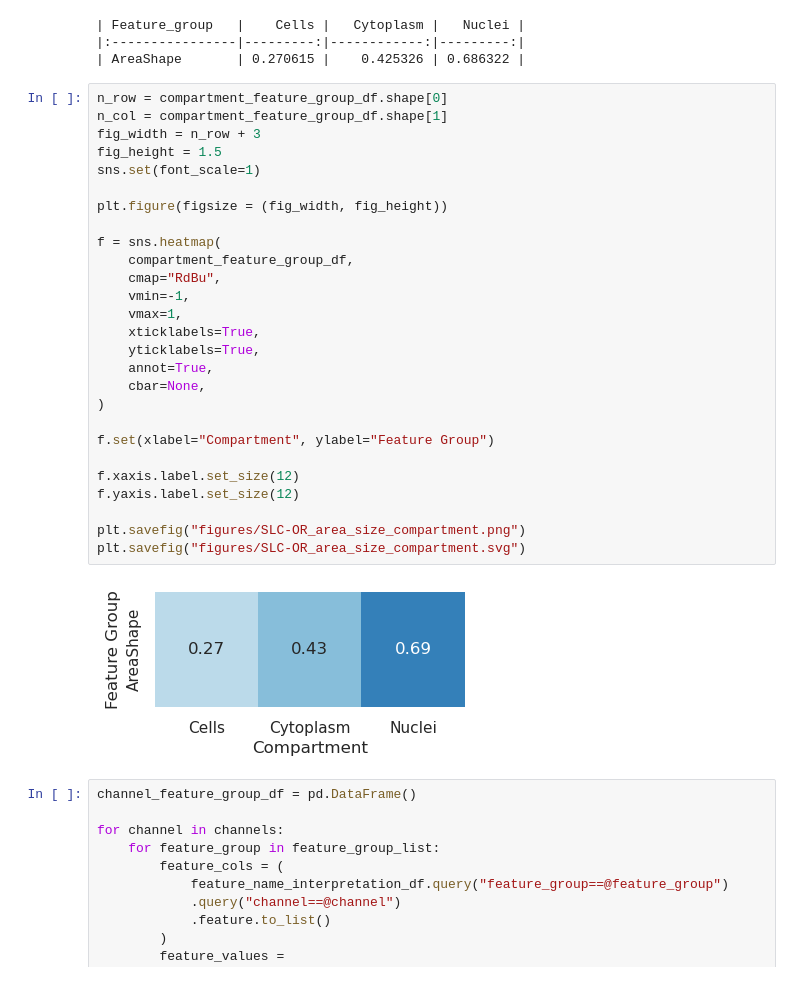
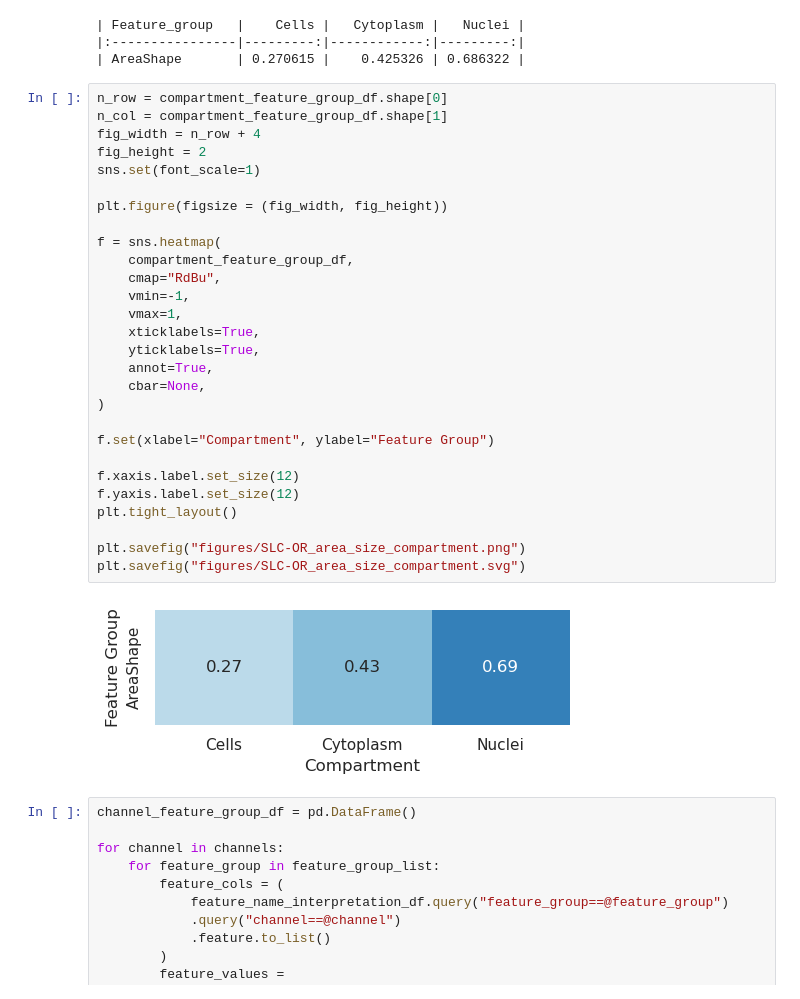
Before and after one commit to jump-cellpainting/2024_Chandrasekaran_Morphmap, a Jupyter notebook: 07.compute-cosine-similarities/06.check-SLC-OR-connections.ipynb, the cells around one changed output. Cells and saved outputs as stored; diff of their text form.

Commit message:
update figures

```diff
--- a/07.compute-cosine-similarities/06.check-SLC-OR-connections.ipynb
+++ b/07.compute-cosine-similarities/06.check-SLC-OR-connections.ipynb
@@ -304,32 +304,33 @@ print(compartment_feature_group_df.to_markdown())
 # %%
 n_row = compartment_feature_group_df.shape[0]
 n_col = compartment_feature_group_df.shape[1]
-fig_width = n_row + 3
-fig_height = 1.5
+fig_width = n_row + 4
+fig_height = 2
 sns.set(font_scale=1)
 
 plt.figure(figsize = (fig_width, fig_height))
 
 f = sns.heatmap(
     compartment_feature_group_df,
     cmap="RdBu",
     vmin=-1,
     vmax=1,
     xticklabels=True,
     yticklabels=True,
     annot=True,
     cbar=None,
 )
 
 f.set(xlabel="Compartment", ylabel="Feature Group")
 
 f.xaxis.label.set_size(12)
 f.yaxis.label.set_size(12)
+plt.tight_layout()
 
 plt.savefig("figures/SLC-OR_area_size_compartment.png")
 plt.savefig("figures/SLC-OR_area_size_compartment.svg")
 # %% [output]
-[figure, old version]
+[figure, new version]
 # %%
 channel_feature_group_df = pd.DataFrame()
 
```
Also changed, not shown: parts of 1 cell of this notebook, 14 other files.
